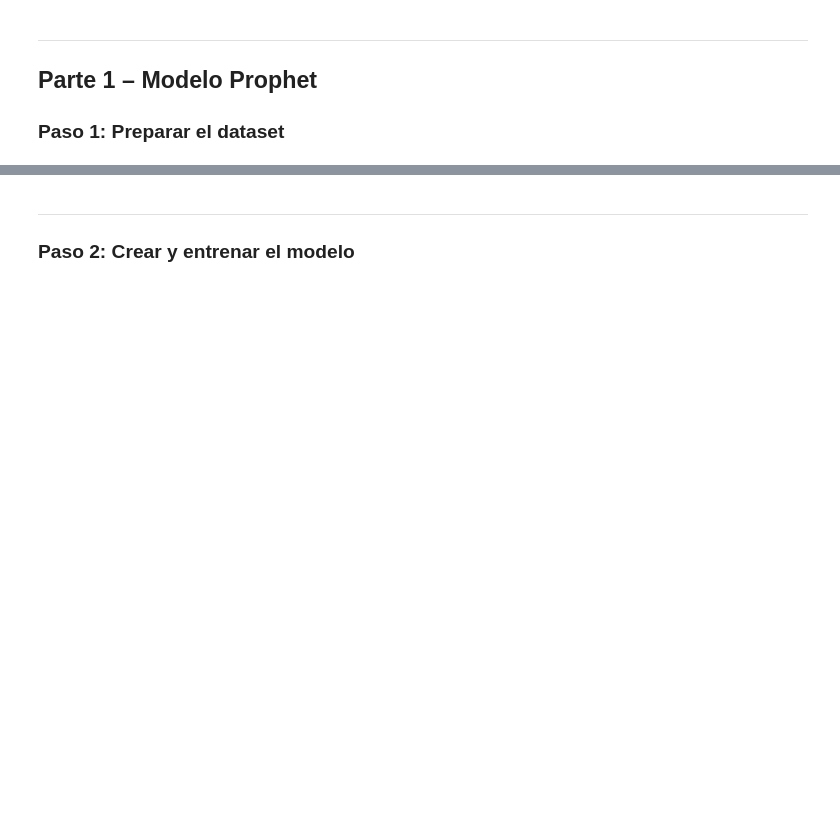
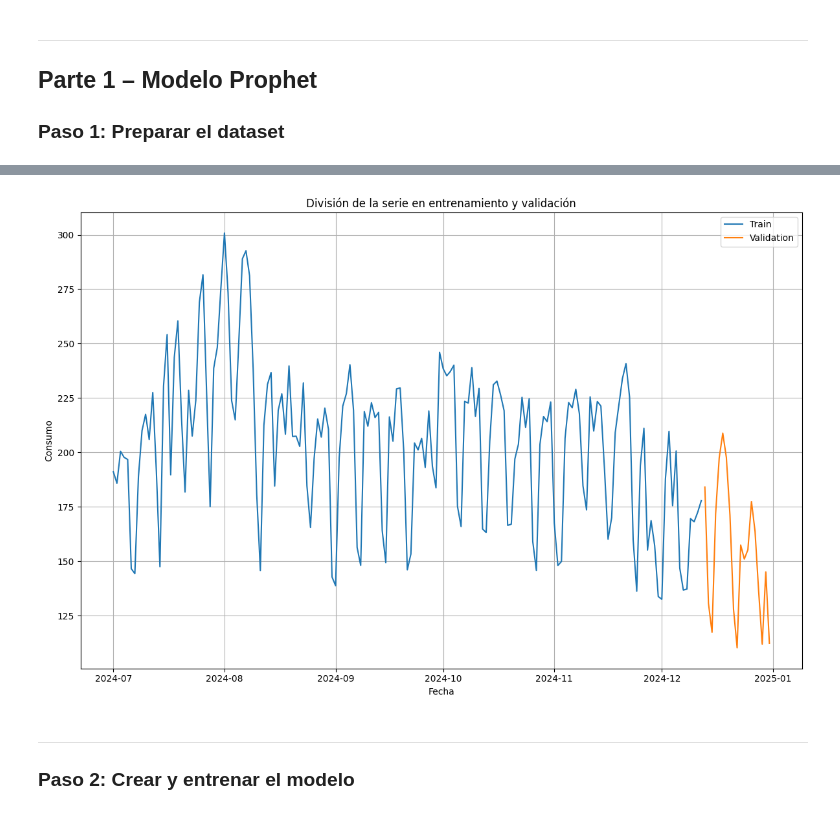
Before and after one commit to jorgballesteros/ibbi, a Jupyter notebook: M5. Predicción de Series Temporales/materiales/m5_e3_prophet.ipynb, the cells around one changed output, grey strips where cells are left out. Cells and saved outputs as stored; diff of their text form; code cells hidden in the pictures; blank space fills up the shorter version.

```diff
--- a/M5. Predicción de Series Temporales/materiales/m5_e3_prophet.ipynb
+++ b/M5. Predicción de Series Temporales/materiales/m5_e3_prophet.ipynb
@@ -70,16 +72,18 @@ val_df = val_df.rename(columns={"dt": "ds", "Energia Consumida": "y"})
 # %%
 import matplotlib.pyplot as plt
 
-plt.figure(figsize=(12, 4))
+plt.figure(figsize=(12, 8))
 plt.plot(train_df.index, train_df["y"], label="Train")
 plt.plot(val_df.index, val_df["y"], label="Validation")
 plt.title("División de la serie en entrenamiento y validación")
 plt.xlabel("Fecha")
 plt.ylabel("Consumo")
 plt.legend()
 plt.grid(True)
 plt.tight_layout()
 plt.show()
+# %% [output]
+[figure, added]
 # %% [markdown]
 ---
 
```
Also changed, not shown: parts of 7 cells of this notebook, 7 other files.
